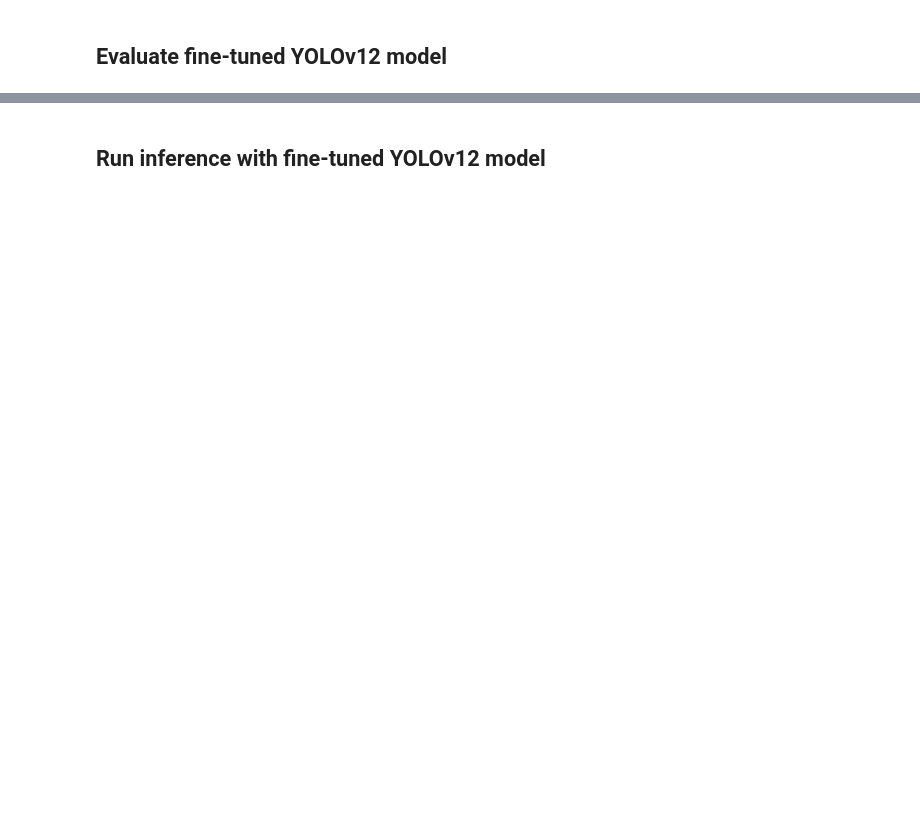
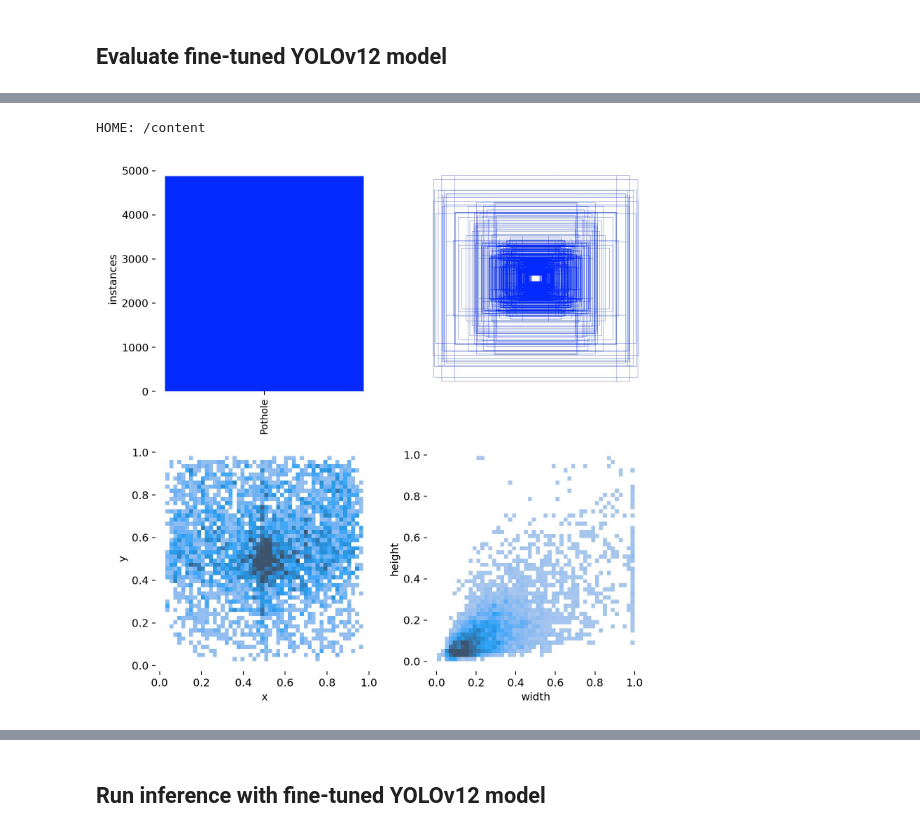
Before and after one commit to Bhabani123-ux/Bhabani-demo, a Jupyter notebook: notebook/train_yolov12_object_detection.ipynb, the cells around one changed output, grey strips where cells are left out. Drawn from its saved outputs; the diff is of its cells as text; code cells hidden in the pictures; blank space fills up the shorter version.

```diff
--- a/notebook/train_yolov12_object_detection.ipynb
+++ b/notebook/train_yolov12_object_detection.ipynb
@@ -134,0 +299,7 @@ locale.getpreferredencoding = lambda: "UTF-8"
+# %%
+import os
+
+HOME = os.getcwd()
+print("HOME:", HOME)
+# %% [output]
+HOME: /content
@@ -135,4 +308,9 @@ locale.getpreferredencoding = lambda: "UTF-8"
 # %%
-from IPython.display import Image
+from IPython.display import Image, display
 
-Image(filename=f'{HOME}/runs/detect/train/confusion_matrix.png', width=1000)
+display(Image(
+    filename="/content/runs/detect/train3/labels.jpg",
+    width=1000
+))
+# %% [output]
+[figure, added]
```
Also changed, not shown: parts of 39 cells of this notebook.
